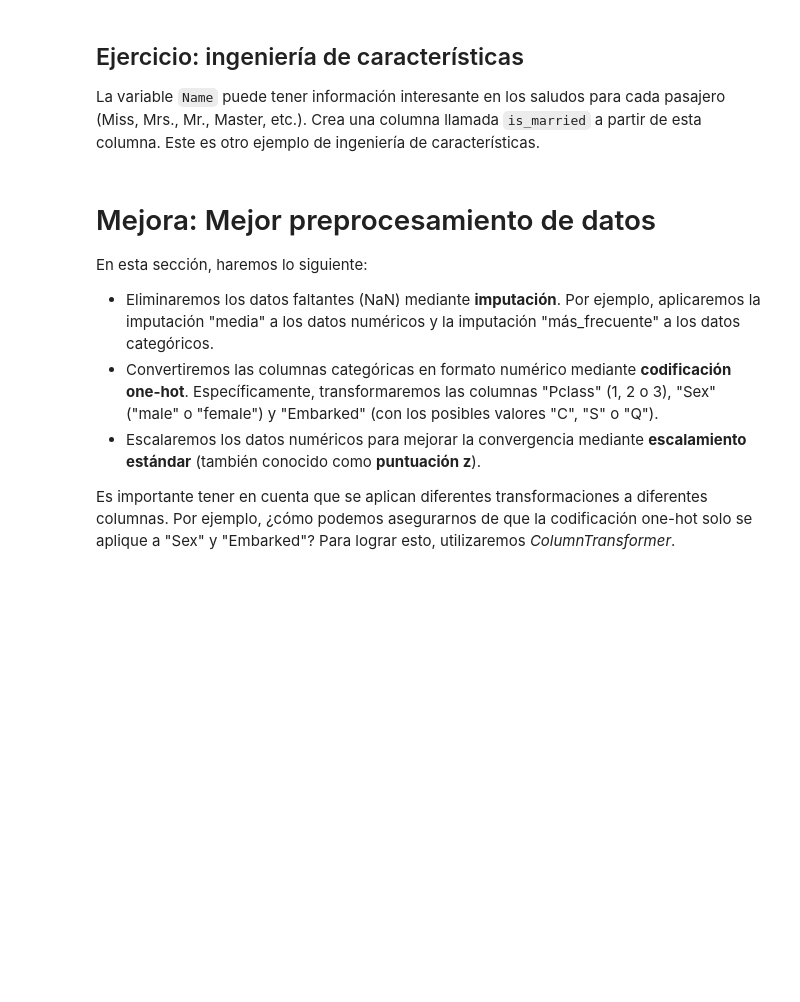
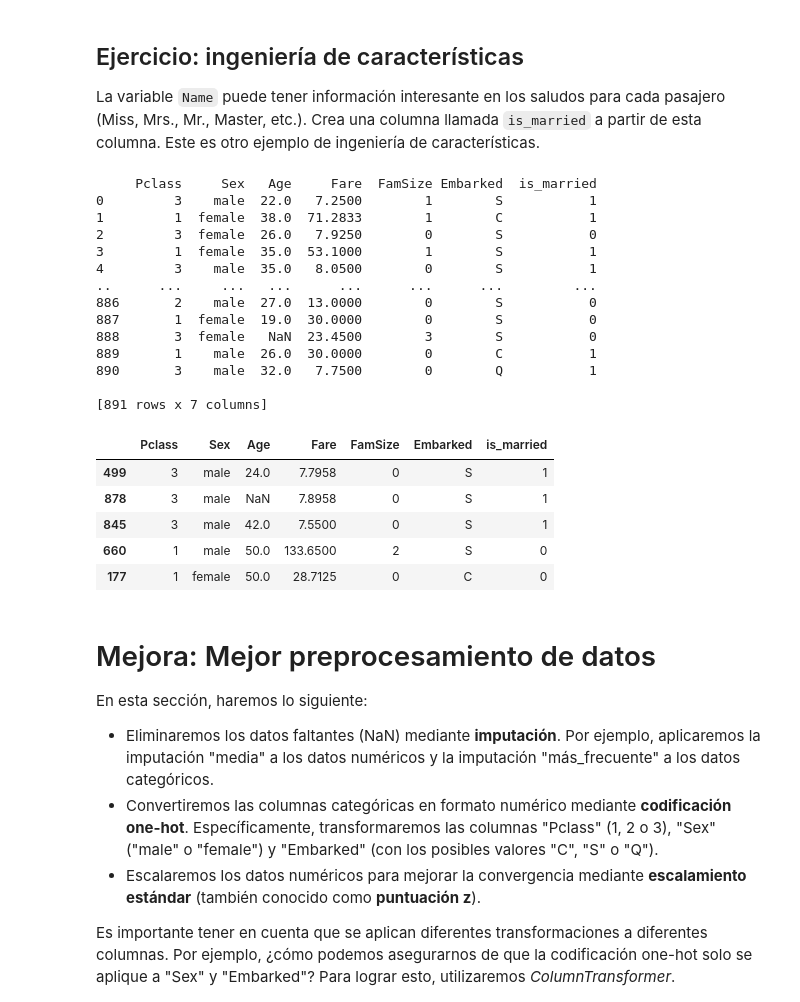
Before and after one commit to AlexRF14/IA-Prolog, a Jupyter notebook: TINO/ML/2-Classification_and_Level_Up_es.ipynb, the cells around one changed output. Saved outputs shown, nothing was run; the diff lists cells and outputs as text; code cells hidden in the pictures; blank space fills up the shorter version.

```diff
--- a/TINO/ML/2-Classification_and_Level_Up_es.ipynb
+++ b/TINO/ML/2-Classification_and_Level_Up_es.ipynb
@@ -165,6 +159,45 @@ x_train.head()
 ## Ejercicio: ingeniería de características
 La variable `Name` puede tener información interesante en los
 saludos para cada pasajero (Miss, Mrs., Mr., Master, etc.). Crea una columna llamada `is_married` a partir de esta columna. Este es otro ejemplo de ingeniería de características.
+# %%
+x = titanic.drop(columns="Survived")
+y = titanic["Survived"]
+
+titanic['Title'] = titanic['Name'].str.extract(' ([A-Za-z]+)\.' , expand=False)
+
+x["is_married"] = titanic['Title'].apply(lambda x:1 if x in ['Mrs' , 'Mr'] else 0)
+x["FamSize"] = x["SibSp"] + x["Parch"]
+x = x[["Pclass", "Sex", "Age", "Fare", "FamSize", "Embarked", "is_married"]]
+
+print(x)
+
+# Split train-test data and preprocessing steps
+x_train, x_test, y_train, y_test = train_test_split(x, y) # we shall change this later
+# Let's save columns to restore the DataFrame later
+cols = x.columns
+# ...
+x_train.head()
+# %% [output]
+     Pclass     Sex   Age     Fare  FamSize Embarked  is_married
+0         3    male  22.0   7.2500        1        S           1
+1         1  female  38.0  71.2833        1        C           1
+2         3  female  26.0   7.9250        0        S           0
+3         1  female  35.0  53.1000        1        S           1
+4         3    male  35.0   8.0500        0        S           1
+..      ...     ...   ...      ...      ...      ...         ...
+886       2    male  27.0  13.0000        0        S           0
+887       1  female  19.0  30.0000        0        S           0
+888       3  female   NaN  23.4500        3        S           0
+889       1    male  26.0  30.0000        0        C           1
+890       3    male  32.0   7.7500        0        Q           1
+
+[891 rows x 7 columns]
+|  | Pclass | Sex | Age | Fare | FamSize | Embarked | is_married |
+| 499 | 3 | male | 24.0 | 7.7958 | 0 | S | 1 |
+| 878 | 3 | male | NaN | 7.8958 | 0 | S | 1 |
+| 845 | 3 | male | 42.0 | 7.5500 | 0 | S | 1 |
+| 660 | 1 | male | 50.0 | 133.6500 | 2 | S | 0 |
+| 177 | 1 | female | 50.0 | 28.7125 | 0 | C | 0 |
 # %% [markdown]
 # Mejora: Mejor preprocesamiento de datos
 
```
Also changed, not shown: parts of 8 cells of this notebook, 2 other files.
